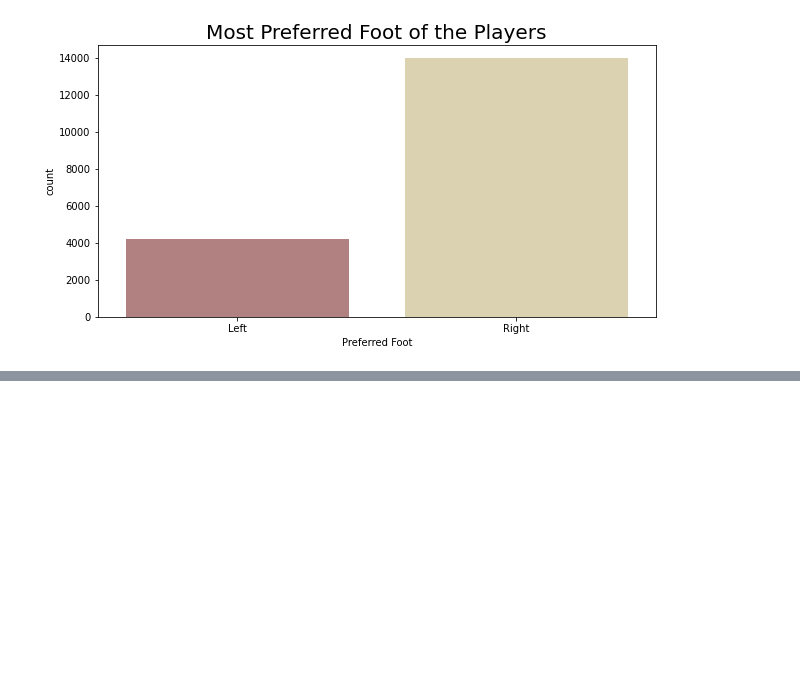
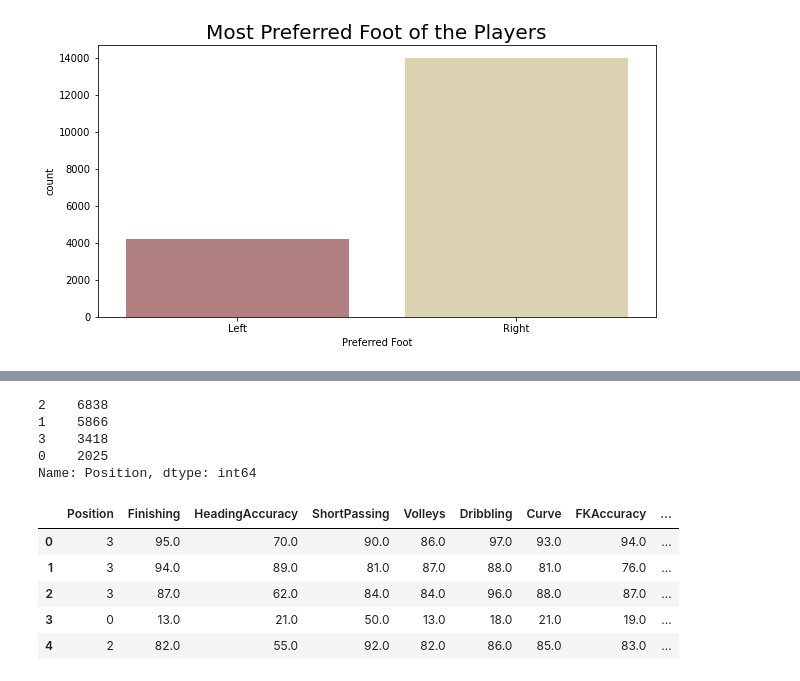
Before and after one commit to hardikDhayal/FIFA19_ML, a Jupyter notebook: FIFA19.ipynb, the cells around one changed output, grey strips where cells are left out. Drawn from its saved outputs; the diff is of its cells as text; code cells hidden in the pictures; blank space fills up the shorter version.

```diff
--- a/FIFA19.ipynb
+++ b/FIFA19.ipynb
@@ -416,0 +450,33 @@ plt.show()
+# %%
+forward = ["ST", "LW", "RW", "LF", "RF", "RS","LS", "CF"]
+midfielder = ["CM","RCM","LCM", "CDM","RDM","LDM", "CAM", "LAM", "RAM", "RM", "LM"]
+defender = ["CB", "RCB", "LCB", "LWB", "RWB", "LB", "RB"]
+
+df.loc[df["Position"] == "GK", "Position"] = 0
+df.loc[df["Position"].isin(defender), "Position"] = 1
+df.loc[df["Position"].isin(midfielder), "Position"] = 2
+df.loc[df["Position"].isin(forward), "Position"] = 3
+
+df["Position"].value_counts()
+# %% [output]
+2    6838
+1    5866
+3    3418
+0    2025
+Name: Position, dtype: int64
+# %%
+df = df[["Position", 'Finishing', 'HeadingAccuracy', 'ShortPassing', 'Volleys', 'Dribbling',
+       'Curve', 'FKAccuracy', 'LongPassing', 'BallControl', 'Acceleration',
+       'SprintSpeed', 'Agility', 'Reactions', 'Balance', 'ShotPower',
+       'Jumping', 'Stamina', 'Strength', 'LongShots', 'Aggression',
+       'Interceptions', 'Positioning', 'Vision', 'Penalties', 'Composure',
+       'Marking', 'StandingTackle', 'SlidingTackle', 'GKDiving', 'GKHandling',
+       'GKKicking', 'GKPositioning', 'GKReflexes']]
+df.head()
+# %% [output]
+|  | Position | Finishing | HeadingAccuracy | ShortPassing | Volleys | Dribbling | Curve | FKAccuracy | ... |
+| 0 | 3 | 95.0 | 70.0 | 90.0 | 86.0 | 97.0 | 93.0 | 94.0 | ... |
+| 1 | 3 | 94.0 | 89.0 | 81.0 | 87.0 | 88.0 | 81.0 | 76.0 | ... |
+| 2 | 3 | 87.0 | 62.0 | 84.0 | 84.0 | 96.0 | 88.0 | 87.0 | ... |
+| 3 | 0 | 13.0 | 21.0 | 50.0 | 13.0 | 18.0 | 21.0 | 19.0 | ... |
+| 4 | 2 | 82.0 | 55.0 | 92.0 | 82.0 | 86.0 | 85.0 | 83.0 | ... |
```
Also changed, not shown: parts of 14 cells of this notebook.
